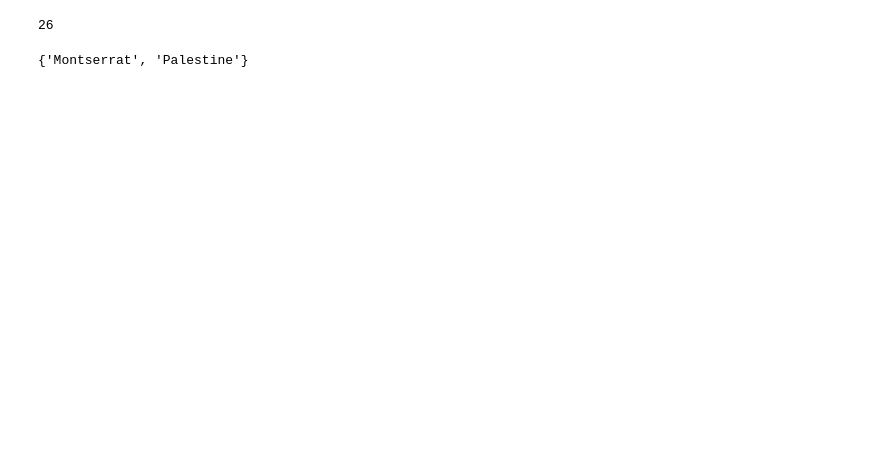
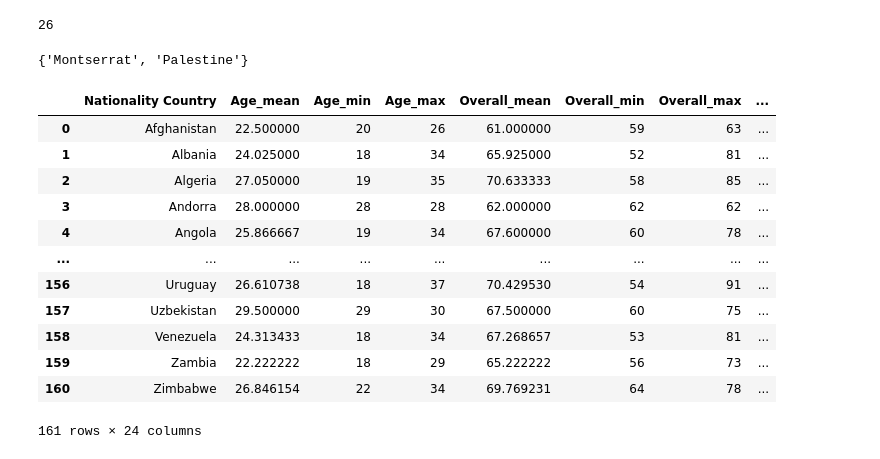
Before and after one commit to streamlit-badge-bot/a3-james-vivian-a3, a Jupyter notebook: vivian_exploration.ipynb, the cells around one changed output. Saved outputs shown, nothing was run; the diff lists cells and outputs as text; code cells hidden in the pictures; blank space fills up the shorter version.

Commit message:
Save work on updating interactive FIFA 19 players world map

```diff
--- a/vivian_exploration.ipynb
+++ b/vivian_exploration.ipynb
@@ -98,18 +97,32 @@ fifa_and_gps['Release Clause'] = fifa_and_gps['Release Clause'].apply(convert_am
 # %%
 # Get average age, overall rating, and potential rating for each country of player origin
 country_avg = fifa_and_gps.groupby('Nationality Country').agg({'Age': ['mean', 'min', 'max'],
                                                                'Overall': ['mean', 'min', 'max'],
                                                                'Potential': ['mean', 'min', 'max'],
                                                                'International Reputation': ['mean', 'min', 'max'],
                                                                'Wage': ['mean', 'min', 'max'],
                                                                'Value': ['mean', 'min', 'max'],
                                                                'Release Clause': ['mean', 'min', 'max'],
                                                                'Lat': ['mean'],
                                                                'Lng': ['mean']
                                                               }).reset_index()
 country_avg.columns = ['_'.join(x) if x[0] not in ['Nationality Country', 'Lat', 'Lng'] else x[0] for x in country_avg.columns.ravel()]
-# country_avg.to_csv('clean_fifa_country_avg.csv')
-# country_avg
+country_avg.to_csv('clean_fifa_country_avg.csv')
+country_avg
+# %% [output]
+|  | Nationality Country | Age_mean | Age_min | Age_max | Overall_mean | Overall_min | Overall_max | ... |
+| 0 | Afghanistan | 22.500000 | 20 | 26 | 61.000000 | 59 | 63 | ... |
+| 1 | Albania | 24.025000 | 18 | 34 | 65.925000 | 52 | 81 | ... |
+| 2 | Algeria | 27.050000 | 19 | 35 | 70.633333 | 58 | 85 | ... |
+| 3 | Andorra | 28.000000 | 28 | 28 | 62.000000 | 62 | 62 | ... |
+| 4 | Angola | 25.866667 | 19 | 34 | 67.600000 | 60 | 78 | ... |
+| ... | ... | ... | ... | ... | ... | ... | ... | ... |
+| 156 | Uruguay | 26.610738 | 18 | 37 | 70.429530 | 54 | 91 | ... |
+| 157 | Uzbekistan | 29.500000 | 29 | 30 | 67.500000 | 60 | 75 | ... |
+| 158 | Venezuela | 24.313433 | 18 | 34 | 67.268657 | 53 | 81 | ... |
+| 159 | Zambia | 22.222222 | 18 | 29 | 65.222222 | 56 | 73 | ... |
+| 160 | Zimbabwe | 26.846154 | 22 | 34 | 69.769231 | 64 | 78 | ... |
+161 rows × 24 columns
 # %%
 # Create world map
 # source: https://altair-viz.github.io/gallery/index.html#maps
```
Also changed, not shown: parts of 7 cells of this notebook, 1 other file.
